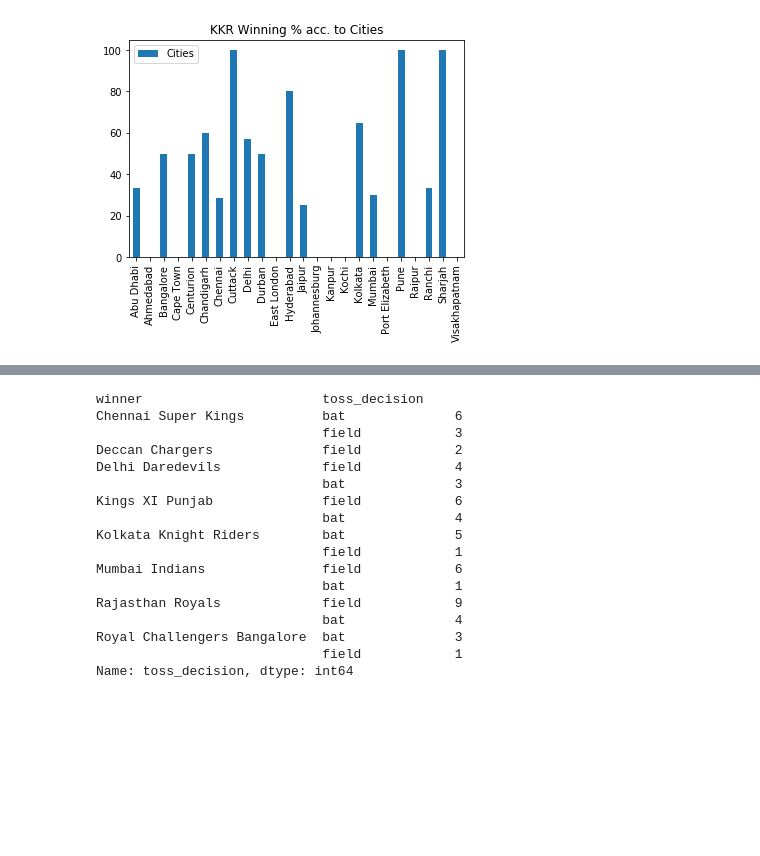
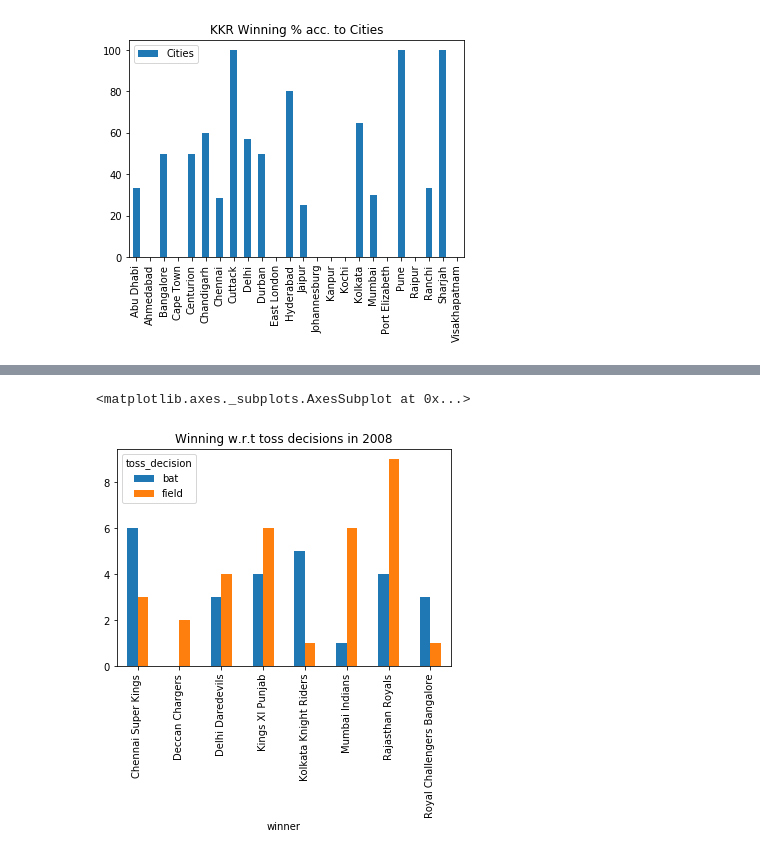
Before and after one commit to vishu819/IPL-Data-Analysis, a Jupyter notebook: ipl.ipynb, the cells around one changed output, grey strips where cells are left out. Drawn from its saved outputs; the diff is of its cells as text; code cells hidden in the pictures; blank space fills up the shorter version.

Commit message:
Updated file upto Max toss winners

```diff
--- a/ipl.ipynb
+++ b/ipl.ipynb
@@ -162,20 +200,5 @@ x=data2008.groupby(['winner']).toss_decision.value_counts()
-# %%
-x
-# %% [output]
-winner                       toss_decision
-Chennai Super Kings          bat              6
-                             field            3
-Deccan Chargers              field            2
-Delhi Daredevils             field            4
-                             bat              3
-Kings XI Punjab              field            6
-                             bat              4
-Kolkata Knight Riders        bat              5
-                             field            1
-Mumbai Indians               field            6
-                             bat              1
-Rajasthan Royals             field            9
-                             bat              4
-Royal Challengers Bangalore  bat              3
-                             field            1
-Name: toss_decision, dtype: int64
+# %%
+pd.crosstab(data2008.winner,data2008.toss_decision).plot(kind='bar',title='Winning w.r.t toss decisions in 2008')
+# %% [output]
+<matplotlib.axes._subplots.AxesSubplot at 0x...>
+[figure, added]
```
Also changed, not shown: parts of 32 cells of this notebook.
